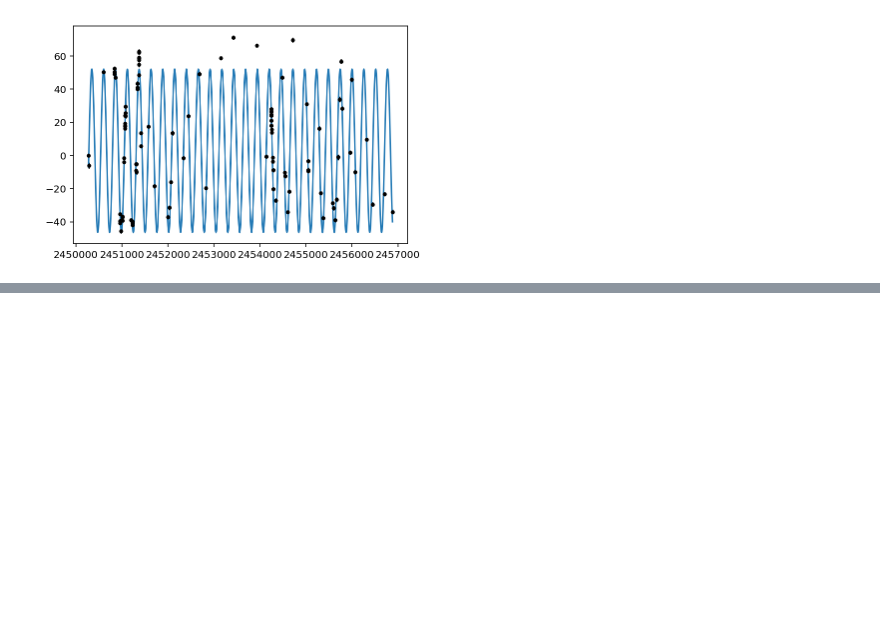
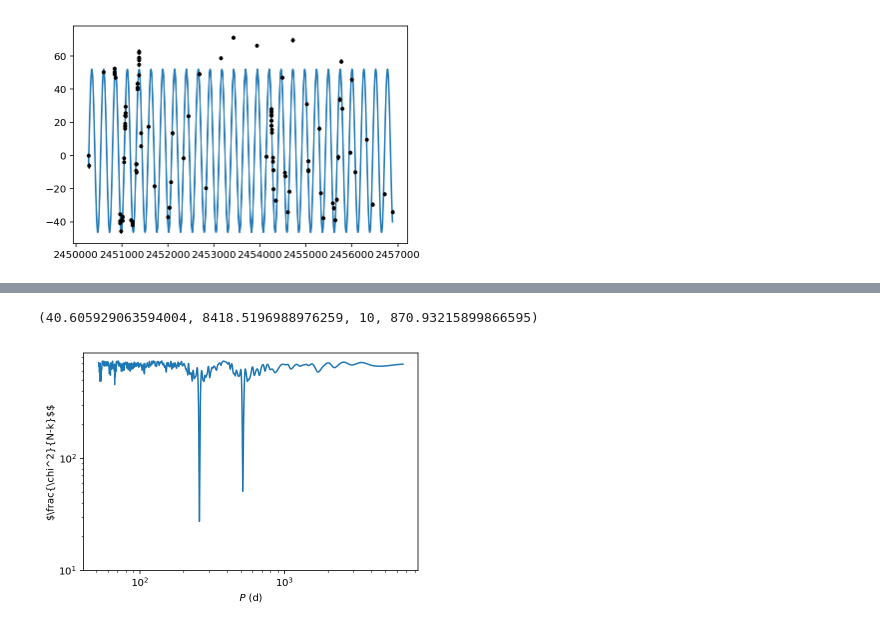
Before and after one commit to afcarl/pgram-example, a Jupyter notebook: Pgram.ipynb, the cells around one changed output, grey strips where cells are left out. Saved outputs shown, nothing was run; the diff lists cells and outputs as text; code cells hidden in the pictures; blank space fills up the shorter version.

```diff
--- a/Pgram.ipynb
+++ b/Pgram.ipynb
@@ -52,0 +83,8 @@ errorbar(data[:,0], data[:,1], data[:,2], fmt='.', color='k')
+# %%
+loglog(Ps, rsss/(data.shape[0] - 5))
+xlabel(r'$P$ ($\mathrm{d}$)')
+ylabel(r'$\frac{\chi^2}{N-k}$$')
+axis(ymin=10)
+# %% [output]
+(40.605929063594004, 8418.5196988976259, 10, 870.93215899866595)
+[figure, added]
```
Also changed, not shown: parts of 5 cells of this notebook, 1 other file.
